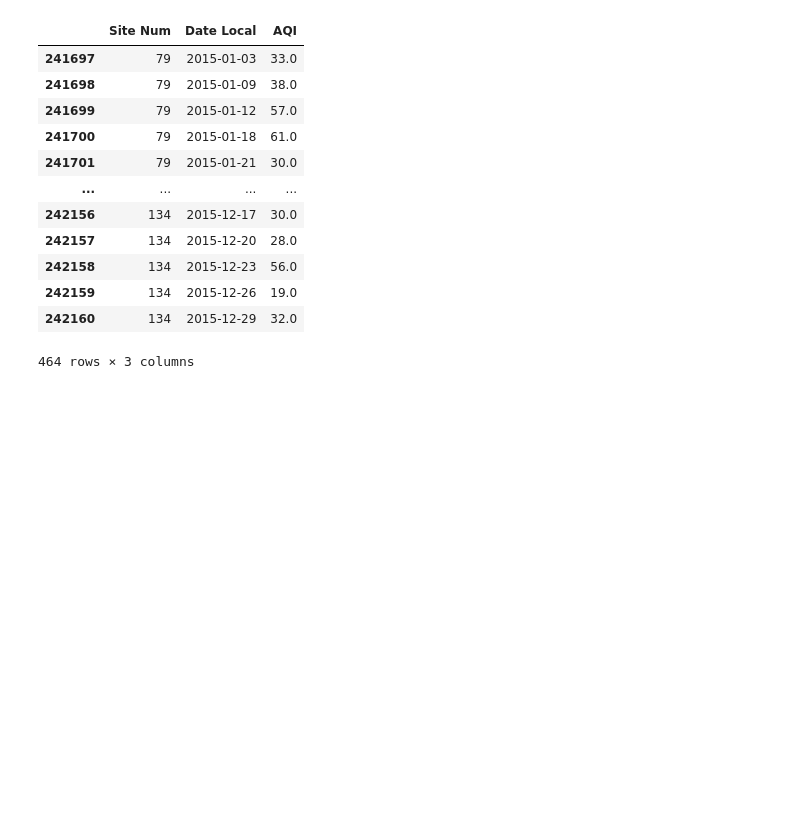
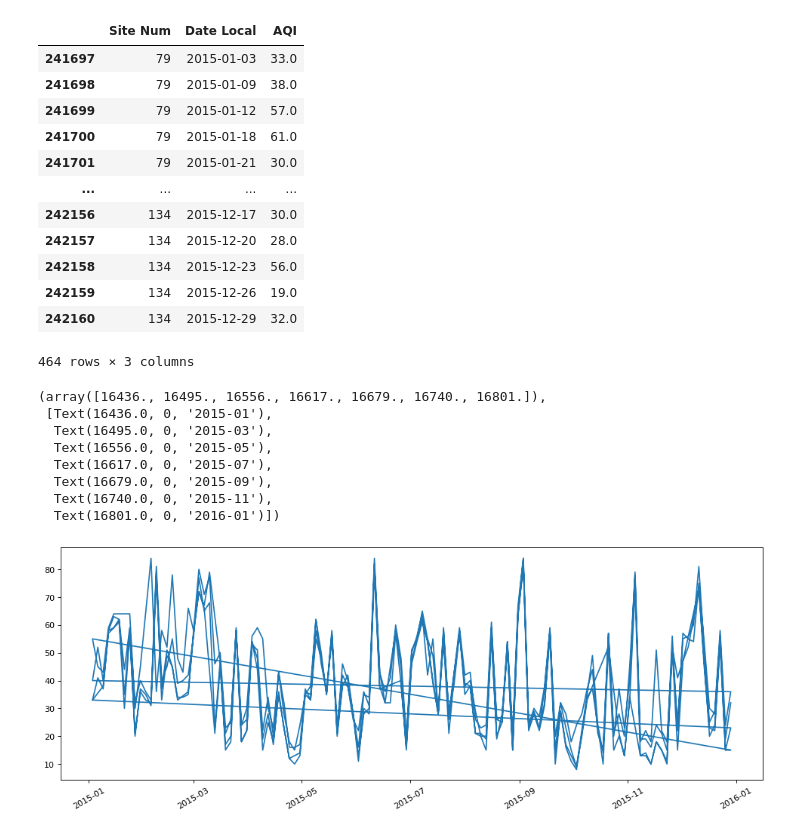
Before and after one commit to radleyciego/environmental-data-science, a Jupyter notebook: midterm/midterm.ipynb, the cells around one changed output. Cells and saved outputs as stored; diff of their text form; code cells hidden in the pictures; blank space fills up the shorter version.

```diff
--- a/midterm/midterm.ipynb
+++ b/midterm/midterm.ipynb
@@ -301,3 +388,19 @@ pm25_NY_16
 | 242159 | 134 | 2015-12-26 | 19.0 |
 | 242160 | 134 | 2015-12-29 | 32.0 |
 464 rows × 3 columns
+# %%
+# plot the time series of AQI
+plt.figure(figsize=(15,5), dpi=80)
+plt.subplot(1, 1, 1)
+plt.plot(pm25_NY_16['Date Local'], pm25_NY_16['AQI'])
+plt.xticks(rotation = 30, horizontalalignment = 'center')
+# %% [output]
+(array([16436., 16495., 16556., 16617., 16679., 16740., 16801.]),
+ [Text(16436.0, 0, '2015-01'),
+  Text(16495.0, 0, '2015-03'),
+  Text(16556.0, 0, '2015-05'),
+  Text(16617.0, 0, '2015-07'),
+  Text(16679.0, 0, '2015-09'),
+  Text(16740.0, 0, '2015-11'),
+  Text(16801.0, 0, '2016-01')])
+[figure, added]
```
Also changed, not shown: parts of 14 cells of this notebook.
